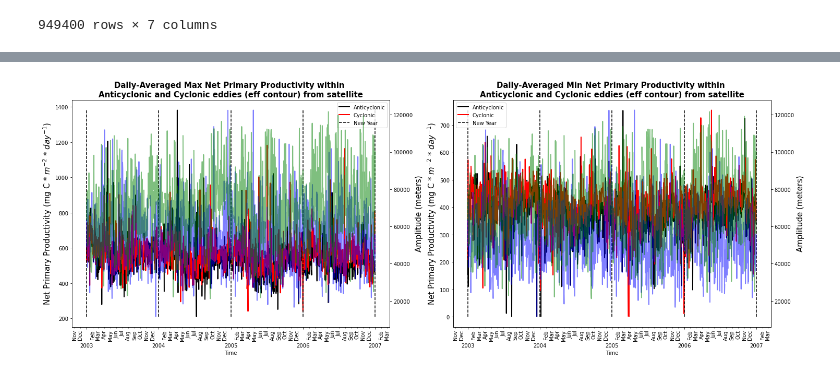
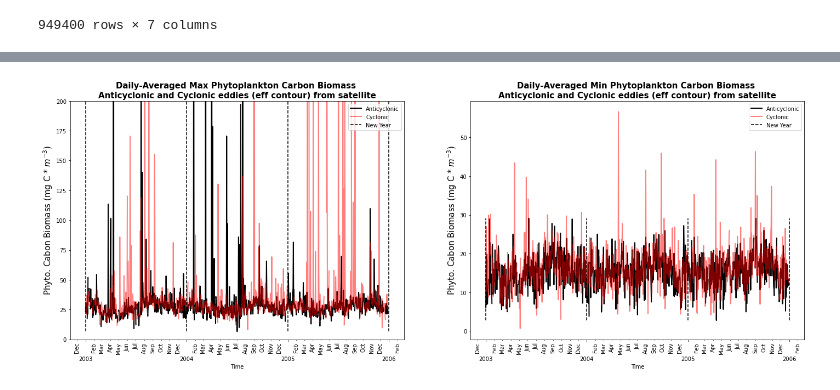
Before and after one commit to watkinson7/Graduate_Thesis_Research_Fall_2022, a Jupyter notebook: Python_Code/Max_min_in_eddy_analysis.ipynb, the cells around one changed output, grey strips where cells are left out. Drawn from its saved outputs; the diff is of its cells as text; code cells hidden in the pictures.

```diff
--- a/Python_Code/Max_min_in_eddy_analysis.ipynb
+++ b/Python_Code/Max_min_in_eddy_analysis.ipynb
@@ -342,5 +350,8 @@ max       754.487228
 Name: cycl_chlor_min, dtype: float64
 '\nprint("Monthly-averaged Maximum Chlorophyll inside Anticyclonic Eddy Statistical Summary:\n",anti_chlor_mean_max.describe())\nprint("Monthly-averaged Minimum Chlorophyll inside Anticyclonic Eddy St ...
 # %%
-z = cycl_eddies.amplitude.resample('D').mean()
-print(z)
+#z = cycl_eddies.amplitude.resample('D').mean()
+#print(z)
+#cycl_chlor_mean_max = np.ma.masked_greater(cycl_chlor_mean_max, 15)
+#anti_chlor_mean_min[anti_chlor_mean_min < 50] = np.nan
+cycl_chlor_mean_max[cycl_chlor_mean_max > 1000] = np.nan
@@ -361,6 +358,6 @@ Freq: D, Name: amplitude, Length: 1461, dtype: float32
 # %%
 start = dt.datetime(2003,1,1)
-new_dates = [start + dt.timedelta(days=i) for i in range(1461)]
+new_dates = [start + dt.timedelta(days=i) for i in range(1094)]
 
 #print(new_dates)
 
@@ -383,52 +380,54 @@ fig, (ax1,ax2) = plt.subplots(1,2,figsize=(24,8))
 #ax2.set_title('Max and Min Chlorphyll within \nCyclonic eddies from satellite',loc='center',fontsize=15,fontweight='bold')
 #ax1.set_title('Daily-Averaged Max Chlorophyll within GoM-tuned \nAnticyclonic and Cyclonic eddies (eff contour) from satellite',loc='center',fontsize=15,fontweight='bold')
 #ax2.set_title('Daily-Averaged Min Chlorophyll within GoM-tuned \nAnticyclonic and Cyclonic eddies (eff contour) from satellite',loc='center',fontsize=15,fontweight='bold')
-#ax1.set_title('Daily-Averaged Max Phytoplankton Carbon Biomass \nAnticyclonic and Cyclonic eddies (eff contour) from satellite',loc='center',fontsize=15,fontweight='bold')
-#ax2.set_title('Daily-Averaged Min Phytoplankton Carbon Biomass \nAnticyclonic and Cyclonic eddies (eff contour) from satellite',loc='center',fontsize=15,fontweight='bold')
-ax1.set_title('Daily-Averaged Max Net Primary Productivity within \nAnticyclonic and Cyclonic eddies (eff contour) from satellite',loc='center',fontsize=15,fontweight='bold')
-ax2.set_title('Daily-Averaged Min Net Primary Productivity within \nAnticyclonic and Cyclonic eddies (eff contour) from satellite',loc='center',fontsize=15,fontweight='bold')
-#ax1.set_ylim(300,1000)
+ax1.set_title('Daily-Averaged Max Phytoplankton Carbon Biomass \nAnticyclonic and Cyclonic eddies (eff contour) from satellite',loc='center',fontsize=15,fontweight='bold')
+ax2.set_title('Daily-Averaged Min Phytoplankton Carbon Biomass \nAnticyclonic and Cyclonic eddies (eff contour) from satellite',loc='center',fontsize=15,fontweight='bold')
+#ax1.set_title('Daily-Averaged Max Net Primary Productivity within \nAnticyclonic and Cyclonic eddies (eff contour) from satellite',loc='center',fontsize=15,fontweight='bold')
+#ax2.set_title('Daily-Averaged Min Net Primary Productivity within \nAnticyclonic and Cyclonic eddies (eff contour) from satellite',loc='center',fontsize=15,fontweight='bold')
+ax1.set_ylim(0,200)
 #ax2.set_ylim(100,700)
 #plt.title('Average Small Zooplankton Biomass within eddies from model',loc='center',fontsize=15,fontweight='bold')#,y=1.03)
 ax1.plot(x,anti_chlor_mean_max,label='Anticyclonic',color='k',lw=2)#,alpha=.5)
 ax2.plot(x,anti_chlor_mean_min,label='Anticyclonic',color='k',lw=2)#,alpha=.5)
-ax1.plot(x,cycl_chlor_mean_max,label='Cyclonic',color='red',lw=2)#,alpha=.5)
-ax2.plot(x,cycl_chlor_mean_min,label='Cyclonic',color='red',lw=2)#,alpha=.5)
+ax1.plot(x,cycl_chlor_mean_max,label='Cyclonic',color='red',lw=2,alpha=.5)
+ax2.plot(x,cycl_chlor_mean_min,label='Cyclonic',color='red',lw=2,alpha=.5)
+'''
 ax3 = ax1.twinx()
 ax4 = ax2.twinx()
 ax3.plot(x,cycl_eddies.effective_radius.resample('D').mean(), label='Amplitude',color='blue',lw=2,alpha=.5)
 ax3.plot(x,anti_eddies.effective_radius.resample('D').mean(), label='Amplitude',color='green',lw=2,alpha=.5)
 ax4.plot(x,cycl_eddies.effective_radius.resample('D').mean(), label='Amplitude',color='blue',lw=2,alpha=.5)
 ax4.plot(x,anti_eddies.effective_radius.resample('D').mean(), label='Amplitude',color='green',lw=2,alpha=.5)
-ax1.vlines(x=['2003-01-01','2004-01-01','2005-01-01','2006-01-01','2007-01-01'],
+'''
+ax1.vlines(x=['2003-01-01','2004-01-01','2005-01-01','2006-01-01'],
           ymin=np.min(anti_chlor_mean_max), ymax=np.max(anti_chlor_mean_max),colors='k',ls='--',label='New Year')
 ax1.xaxis.set_major_locator(years)
 ax1.xaxis.set_major_formatter(xfmt_major)
 #ax1.set_xticklabels(['Jan','Feb','Mar','Apr','May','Jun','Jul','Aug','Sep','Oct','Nov','Dec'])
 ax1.xaxis.set_minor_locator(months)
 ax1.xaxis.set_minor_formatter(xfmt_minor)
 plt.setp(ax1.xaxis.get_minorticklabels(), rotation=90)
 ax1.set_xlabel('Time')
 #ax1.set_ylabel('Chl (mg * $m^{-3}$)',fontsize=15)
-#ax1.set_ylabel('Phyto. Cabon Biomass (mg C * $m^{-3}$)',fontsize=15)
-ax1.set_ylabel('Net Primary Productivity (mg C * $m^{-2}$ * $day^{-1}$)',fontsize=15)
+ax1.set_ylabel('Phyto. Cabon Biomass (mg C * $m^{-3}$)',fontsize=15)
+#ax1.set_ylabel('Net Primary Productivity (mg C * $m^{-2}$ * $day^{-1}$)',fontsize=15)
 ax1.legend(loc='best')
 
-ax2.vlines(x=['2003-01-01','2004-01-01','2005-01-01','2006-01-01','2007-01-01'],
+ax2.vlines(x=['2003-01-01','2004-01-01','2005-01-01','2006-01-01'],
           ymin=np.min(anti_chlor_mean_min), ymax=np.max(anti_chlor_mean_min),colors='k',ls='--',label='New Year')
 ax2.xaxis.set_major_locator(years)
 ax2.xaxis.set_major_formatter(xfmt_major)
 #ax1.set_xticklabels(['Jan','Feb','Mar','Apr','May','Jun','Jul','Aug','Sep','Oct','Nov','Dec'])
 ax2.xaxis.set_minor_locator(months)
 ax2.xaxis.set_minor_formatter(xfmt_minor)
 plt.setp(ax2.xaxis.get_minorticklabels(), rotation=90)
 ax2.set_xlabel('Time')
 #ax2.set_ylabel('Chl (mg * $m^{-3}$)',fontsize=15)
-#ax2.set_ylabel('Phyto. Cabon Biomass (mg C * $m^{-3}$)',fontsize=15)
-ax2.set_ylabel('Net Primary Productivity (mg C * $m^{-2}$ * $day^{-1}$)',fontsize=15)
+ax2.set_ylabel('Phyto. Cabon Biomass (mg C * $m^{-3}$)',fontsize=15)
+#ax2.set_ylabel('Net Primary Productivity (mg C * $m^{-2}$ * $day^{-1}$)',fontsize=15)
 ax2.legend(loc='best')
-ax3.set_ylabel('Amplitude (meters)',fontsize=15)
-ax4.set_ylabel('Amplitude (meters)',fontsize=15)
+#ax3.set_ylabel('Amplitude (meters)',fontsize=15)
+#ax4.set_ylabel('Amplitude (meters)',fontsize=15)
 plt.show()
 # %% [output]
-[figure, old version]
+[figure, new version]
```
Also changed, not shown: parts of 9 cells of this notebook.
